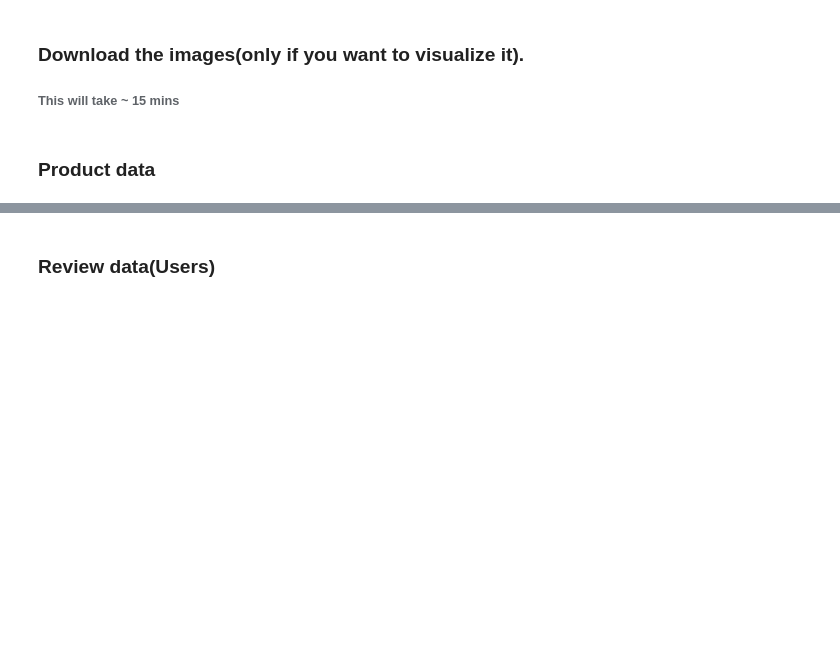
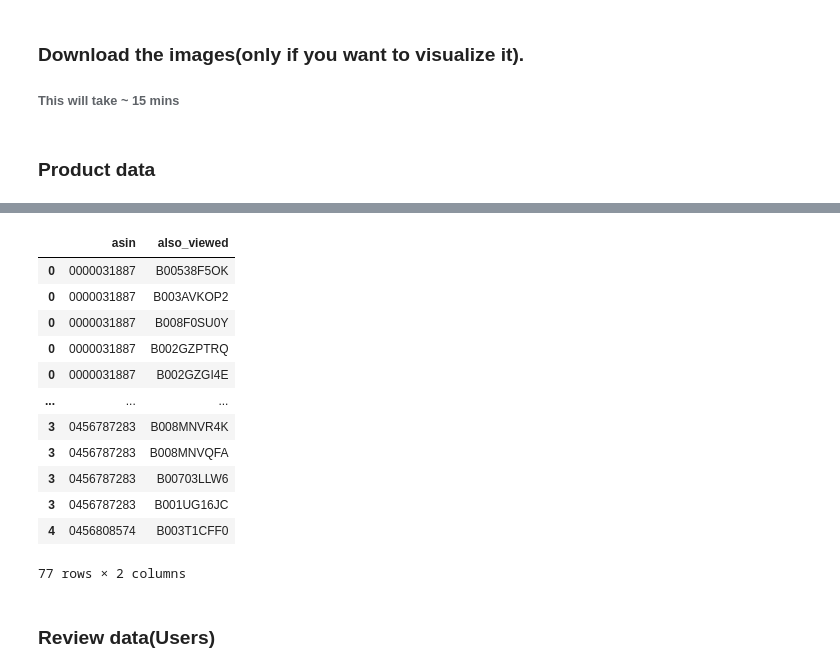
Before and after one commit to abhi74k/gnn-recommender-system, a Jupyter notebook: Exploratory.ipynb, the cells around one changed output, grey strips where cells are left out. Drawn from its saved outputs; the diff is of its cells as text; code cells hidden in the pictures; blank space fills up the shorter version.

Commit message:
Creating the following 1) asin -> also_viewed 2) asin -> also_bought 3) asin -> bought_together

```diff
--- a/Exploratory.ipynb
+++ b/Exploratory.ipynb
@@ -41,6 +41,22 @@ amazon_category.product_df.head()
 | 2 | 0123456479 | SHINING IMAGE HUGE PINK LEATHER J... | 64.98 | http://ecx.images-amazon.com/imag... | NaN | Elegance par excellence. Hand-cra... | [[Clothing, Shoes & Jewelry, Nove... | clothing_shoes_jewellery | [B0006JCGUM, B000BMTCK6, B00194Q2... | ... |
 | 3 | 0456787283 | FX1 Small Adult Aviator Sunglasse... | NaN | http://ecx.images-amazon.com/imag... | NaN | NaN | [[Clothing, Shoes & Jewelry, Wome... | clothing_shoes_jewellery | [B008MNVR4K, B008MNVQFA, B00703LL... | ... |
 | 4 | 0456808574 | Lantin White Visor Wrap Around Sk... | NaN | http://ecx.images-amazon.com/imag... | NaN | NaN | [[Clothing, Shoes & Jewelry, Wome... | clothing_shoes_jewellery | [B003T1CFF0] | ... |
+# %%
+product_df[['asin', 'also_viewed']].head().explode('also_viewed')
+# %% [output]
+|  | asin | also_viewed |
+| 0 | 0000031887 | B00538F5OK |
+| 0 | 0000031887 | B003AVKOP2 |
+| 0 | 0000031887 | B008F0SU0Y |
+| 0 | 0000031887 | B002GZPTRQ |
+| 0 | 0000031887 | B002GZGI4E |
+| ... | ... | ... |
+| 3 | 0456787283 | B008MNVR4K |
+| 3 | 0456787283 | B008MNVQFA |
+| 3 | 0456787283 | B00703LLW6 |
+| 3 | 0456787283 | B001UG16JC |
+| 4 | 0456808574 | B003T1CFF0 |
+77 rows × 2 columns
 # %% [markdown]
 ### Review data(Users)
 # %%
```
Also changed, not shown: 1 other file.
